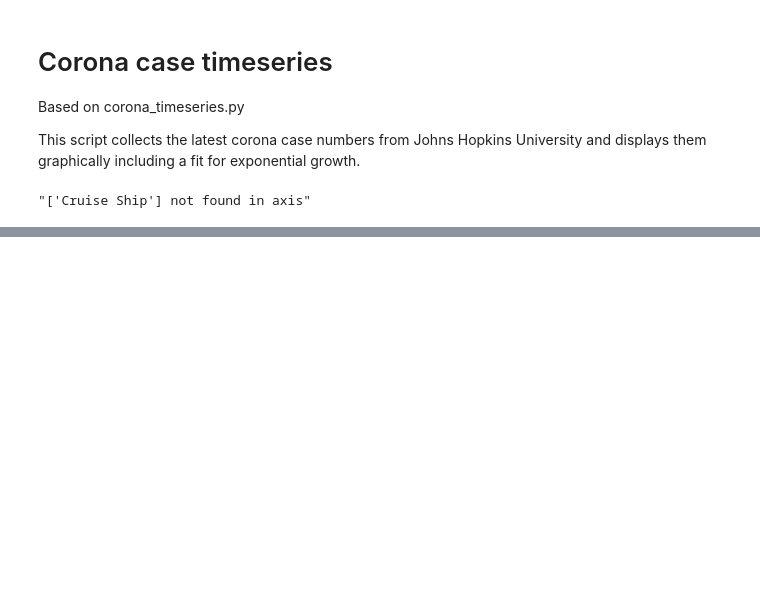
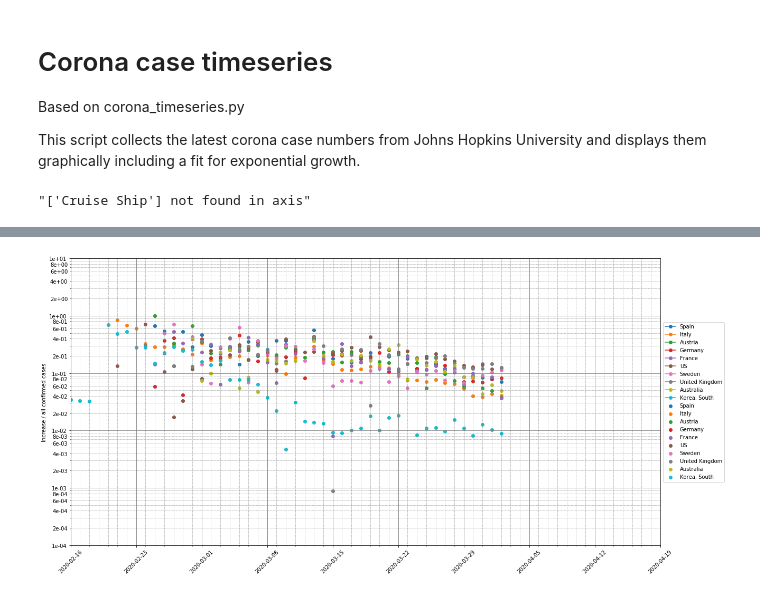
Before and after one commit to rcnijzink/corona_timeseries, a Jupyter notebook: corona_timeseries.ipynb, the cells around one changed output, grey strips where cells are left out. Cells and saved outputs as stored; diff of their text form; code cells hidden in the pictures; blank space fills up the shorter version.

```diff
--- a/corona_timeseries.ipynb
+++ b/corona_timeseries.ipynb
@@ -257,0 +262,17 @@ To register the converters:
+# %%
+plot_timeindex_dataframe(NEWCONFbyCONF, COUNTRIES_TO_PLOT,
+                         fit=False,
+                         )
+
+WEEKS_TO_FORECAST = 3
+SUNDAY_AFTER_NEXT_SUNDAY = date.today() + timedelta(days=(WEEKS_TO_FORECAST*7)-1 - date.today().weekday())
+
+set_up_axes(log=True,
+            ylim=(1e-4, 10),
+            xmin=date(2020, 2, 16),
+            xmax=SUNDAY_AFTER_NEXT_SUNDAY,
+            ylabel='Increase / all confirmed cases',
+            y_tick_formatter='%.e')
+plt.savefig('output1.png')
+# %% [output]
+[figure, added]
```
Also changed, not shown: parts of 4 cells of this notebook, 2 other files.
